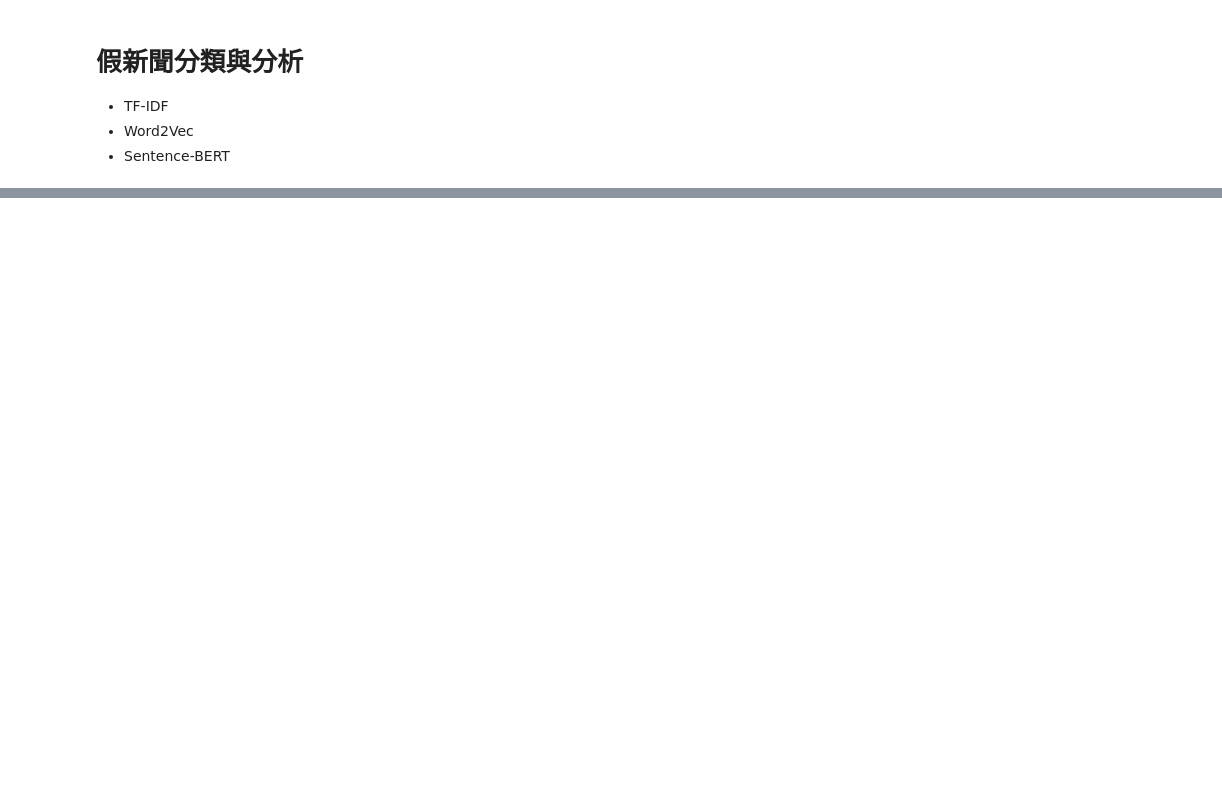
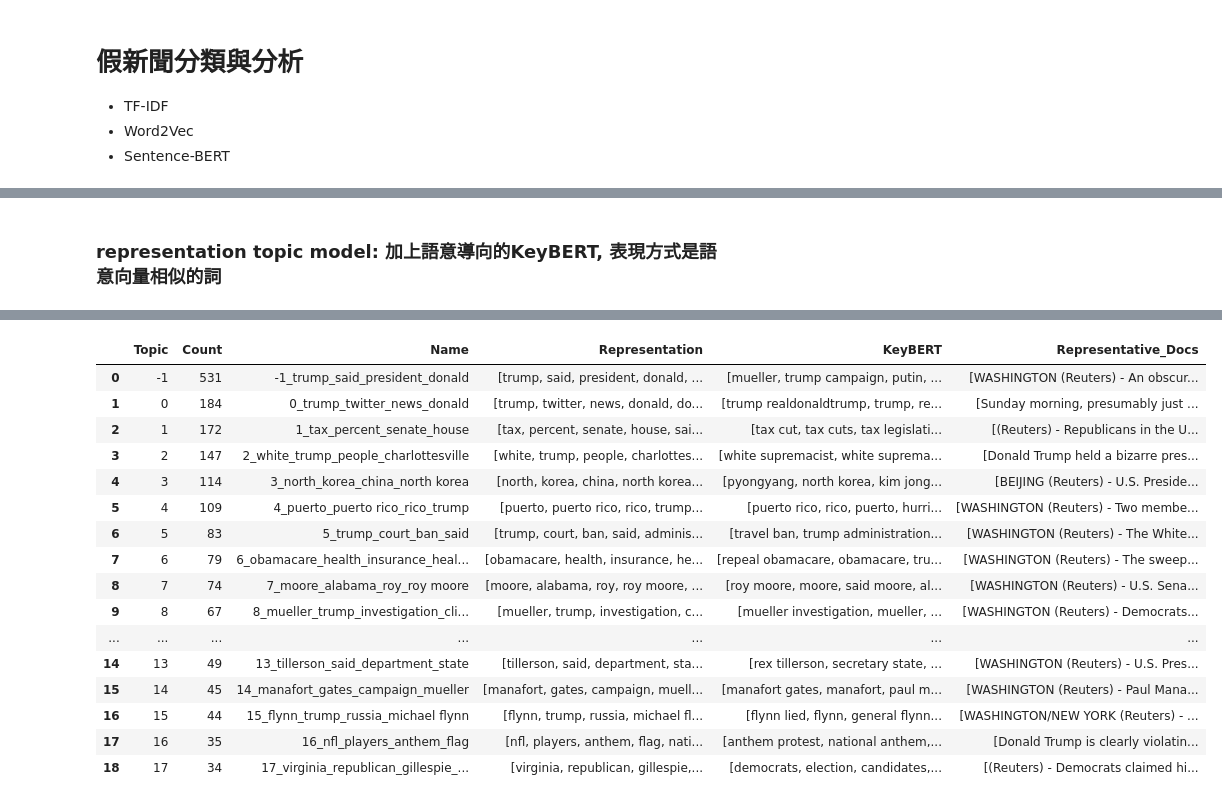
Before and after one commit to RyonnKuo/hotel-ranking-predict-with-reviews, a Jupyter notebook: fake_news_embedding_classification.ipynb, the cells around one changed output, grey strips where cells are left out. Drawn from its saved outputs; the diff is of its cells as text; code cells hidden in the pictures; blank space fills up the shorter version.

```diff
--- a/fake_news_embedding_classification.ipynb
+++ b/fake_news_embedding_classification.ipynb
@@ -212,0 +221,17 @@ ner_results
+# %%
+from sklearn.feature_extraction.text import CountVectorizer
+
+# 真假新聞進行主題建模
+docs = data['text'].astype(str).tolist()
+
+# 模型可換成 'all-MiniLM-L6-v2', 'microsoft/Phi-4-mini-instruct' 等
+embedding_model = 'all-MiniLM-L6-v2'
+
+# 可調整 測試用2000筆
+# min_cluster_size 群集最少需要包含幾個點，否則會被視為雜訊（noise）
+# min_samples 包含至少n篇文章的主題才會被承認為主題
+hdbscan_model = HDBSCAN(min_cluster_size=10, min_samples=30) # Clustering layer
+vectorizer_model = CountVectorizer(ngram_range=(1, 2), stop_words="english")
+
+topic_model = BERTopic(embedding_model=embedding_model, hdbscan_model=hdbscan_model, vectorizer_model=vectorizer_model)
+topics, probs = topic_model.fit_transform(docs)
@@ -212,0 +338,33 @@ ner_results
+# %% [markdown]
+### representation topic model: 加上語意導向的KeyBERT, 表現方式是語意向量相似的詞
+# %%
+from bertopic.representation import KeyBERTInspired
+from sentence_transformers import SentenceTransformer
+
+embedding_model_with_st = SentenceTransformer(embedding_model)  # 或其他你指定的模型
+embeddings = embedding_model_with_st.encode(docs, show_progress_bar=True)
+
+# 關鍵詞表示模型（非生成式）
+keybert = KeyBERTInspired()
+
+# 組裝 representation model
+representation_model = {
+    "KeyBERT": keybert
+}
+
+# 建立 BERTopic 模型（用 KeyBERT 調整主題表示）
+representation_topic_model = BERTopic(
+    embedding_model=embedding_model_with_st,
+    vectorizer_model=vectorizer_model,
+    hdbscan_model=hdbscan_model,
+    representation_model=representation_model,
+    top_n_words=30,
+    verbose=True
+)
+
+# 訓練模型
+topics, probs = representation_topic_model.fit_transform(docs, embeddings)
+
+# 查看新的主題表示
+representation_topic_model.get_topic_info()
+# %% [output]
@@ -212,0 +377,17 @@ ner_results
+|  | Topic | Count | Name | Representation | KeyBERT | Representative_Docs |
+| 0 | -1 | 531 | -1_trump_said_president_donald | [trump, said, president, donald, ... | [mueller, trump campaign, putin, ... | [WASHINGTON (Reuters) - An obscur... |
+| 1 | 0 | 184 | 0_trump_twitter_news_donald | [trump, twitter, news, donald, do... | [trump realdonaldtrump, trump, re... | [Sunday morning, presumably just ... |
+| 2 | 1 | 172 | 1_tax_percent_senate_house | [tax, percent, senate, house, sai... | [tax cut, tax cuts, tax legislati... | [(Reuters) - Republicans in the U... |
+| 3 | 2 | 147 | 2_white_trump_people_charlottesville | [white, trump, people, charlottes... | [white supremacist, white suprema... | [Donald Trump held a bizarre pres... |
+| 4 | 3 | 114 | 3_north_korea_china_north korea | [north, korea, china, north korea... | [pyongyang, north korea, kim jong... | [BEIJING (Reuters) - U.S. Preside... |
+| 5 | 4 | 109 | 4_puerto_puerto rico_rico_trump | [puerto, puerto rico, rico, trump... | [puerto rico, rico, puerto, hurri... | [WASHINGTON (Reuters) - Two membe... |
+| 6 | 5 | 83 | 5_trump_court_ban_said | [trump, court, ban, said, adminis... | [travel ban, trump administration... | [WASHINGTON (Reuters) - The White... |
+| 7 | 6 | 79 | 6_obamacare_health_insurance_heal... | [obamacare, health, insurance, he... | [repeal obamacare, obamacare, tru... | [WASHINGTON (Reuters) - The sweep... |
+| 8 | 7 | 74 | 7_moore_alabama_roy_roy moore | [moore, alabama, roy, roy moore, ... | [roy moore, moore, said moore, al... | [WASHINGTON (Reuters) - U.S. Sena... |
+| 9 | 8 | 67 | 8_mueller_trump_investigation_cli... | [mueller, trump, investigation, c... | [mueller investigation, mueller, ... | [WASHINGTON (Reuters) - Democrats... |
+| ... | ... | ... | ... | ... | ... | ... |
+| 14 | 13 | 49 | 13_tillerson_said_department_state | [tillerson, said, department, sta... | [rex tillerson, secretary state, ... | [WASHINGTON (Reuters) - U.S. Pres... |
+| 15 | 14 | 45 | 14_manafort_gates_campaign_mueller | [manafort, gates, campaign, muell... | [manafort gates, manafort, paul m... | [WASHINGTON (Reuters) - Paul Mana... |
+| 16 | 15 | 44 | 15_flynn_trump_russia_michael flynn | [flynn, trump, russia, michael fl... | [flynn lied, flynn, general flynn... | [WASHINGTON/NEW YORK (Reuters) - ... |
+| 17 | 16 | 35 | 16_nfl_players_anthem_flag | [nfl, players, anthem, flag, nati... | [anthem protest, national anthem,... | [Donald Trump is clearly violatin... |
+| 18 | 17 | 34 | 17_virginia_republican_gillespie_... | [virginia, republican, gillespie,... | [democrats, election, candidates,... | [(Reuters) - Democrats claimed hi... |
```
Also changed, not shown: parts of 25 cells of this notebook.
